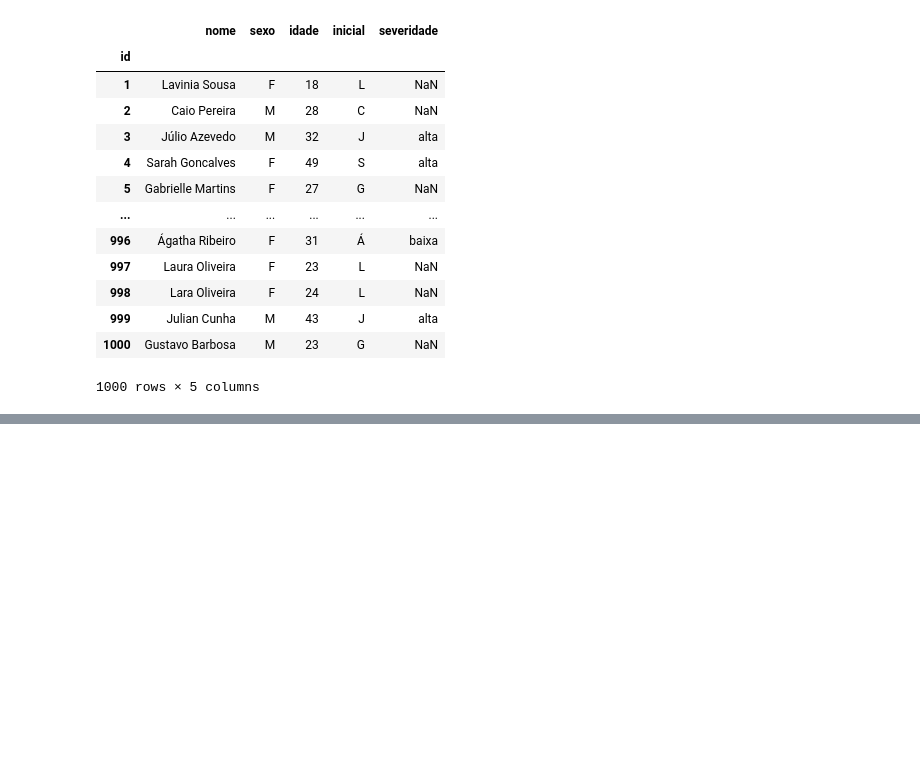
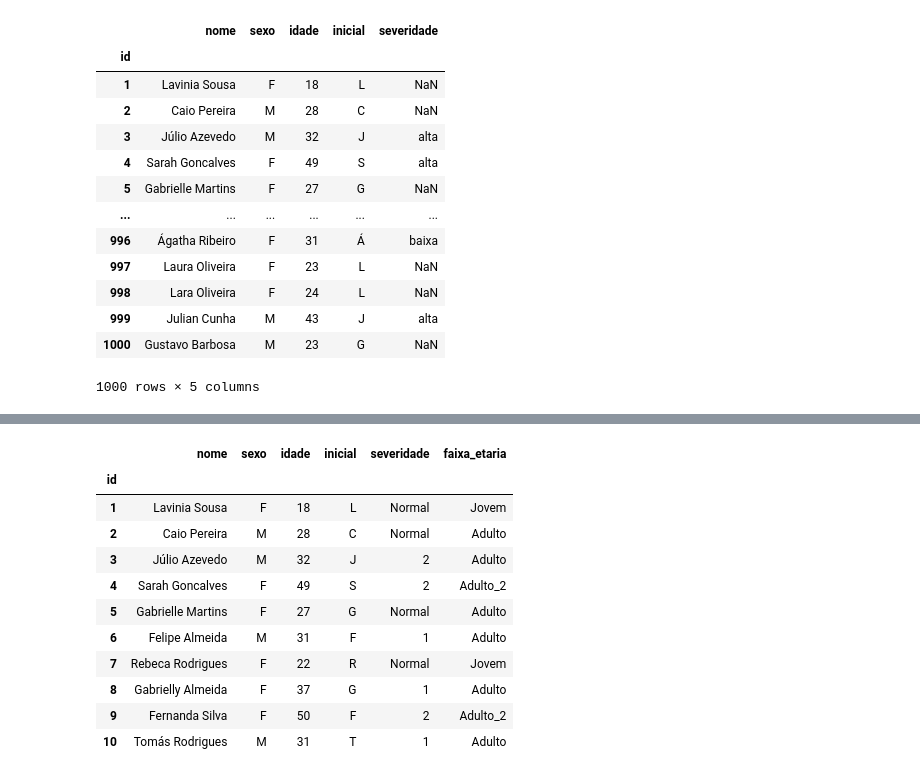
Before and after one commit to Bruno0Fabricio0/Estudo-Python, a Jupyter notebook: estudo_analise_Pandas.ipynb, the cells around one changed output, grey strips where cells are left out. Saved outputs shown, nothing was run; the diff lists cells and outputs as text; code cells hidden in the pictures; blank space fills up the shorter version.

```diff
--- a/estudo_analise_Pandas.ipynb
+++ b/estudo_analise_Pandas.ipynb
@@ -212,0 +218,17 @@ df.head()
+# %%
+df.loc[df.severidade== 'baixa','severidade'] =1
+df.loc[df.severidade== 'alta','severidade'] =2
+df.head(10)
+# %% [output]
+|  | nome | sexo | idade | inicial | severidade | faixa_etaria |
+| id |  |  |  |  |  |  |
+| 1 | Lavinia Sousa | F | 18 | L | Normal | Jovem |
+| 2 | Caio Pereira | M | 28 | C | Normal | Adulto |
+| 3 | Júlio Azevedo | M | 32 | J | 2 | Adulto |
+| 4 | Sarah Goncalves | F | 49 | S | 2 | Adulto_2 |
+| 5 | Gabrielle Martins | F | 27 | G | Normal | Adulto |
+| 6 | Felipe Almeida | M | 31 | F | 1 | Adulto |
+| 7 | Rebeca Rodrigues | F | 22 | R | Normal | Jovem |
+| 8 | Gabrielly Almeida | F | 37 | G | 1 | Adulto |
+| 9 | Fernanda Silva | F | 50 | F | 2 | Adulto_2 |
+| 10 | Tomás Rodrigues | M | 31 | T | 1 | Adulto |
```
Also changed, not shown: parts of 5 cells of this notebook, 3 other files.
